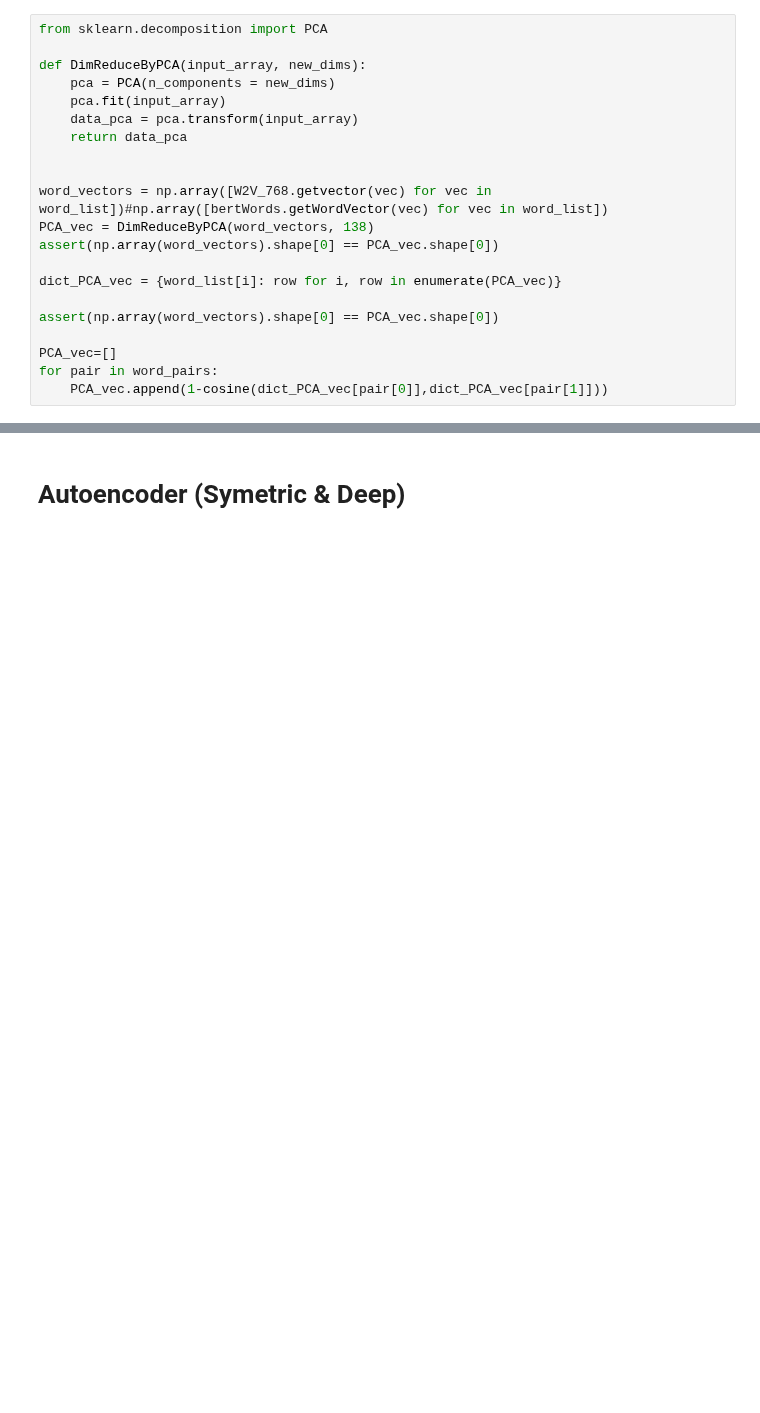
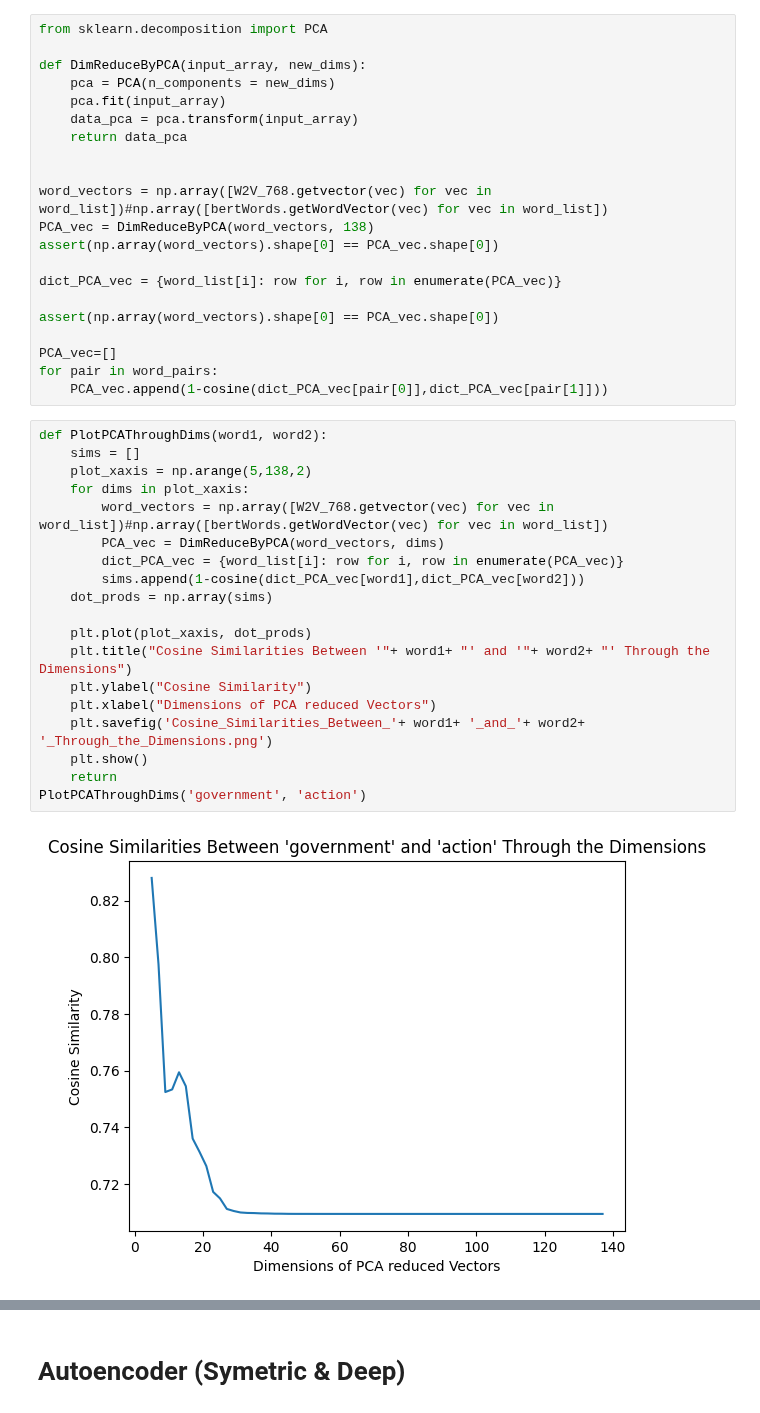
Before and after one commit to henry-dev-atkins/QNLP_MasterWork, a Jupyter notebook: ReadingWordData.ipynb, the cells around one changed output, grey strips where cells are left out. Drawn from its saved outputs; the diff is of its cells as text; blank space fills up the shorter version.

Commit message:
Added thresholds and PCA dimensionality tests

```diff
--- a/ReadingWordData.ipynb
+++ b/ReadingWordData.ipynb
@@ -196,3 +198,24 @@ assert(np.array(word_vectors).shape[0] == PCA_vec.shape[0])
 PCA_vec=[]
 for pair in word_pairs:
 	PCA_vec.append(1-cosine(dict_PCA_vec[pair[0]],dict_PCA_vec[pair[1]]))
+# %%
+def PlotPCAThroughDims(word1, word2):
+	sims = []
+	plot_xaxis = np.arange(5,138,2)
+	for dims in plot_xaxis:
+		word_vectors = np.array([W2V_768.getvector(vec) for vec in word_list])#np.array([bertWords.getWordVector(vec) for vec in word_list])
+		PCA_vec = DimReduceByPCA(word_vectors, dims)
+		dict_PCA_vec = {word_list[i]: row for i, row in enumerate(PCA_vec)}
+		sims.append(1-cosine(dict_PCA_vec[word1],dict_PCA_vec[word2]))
+	dot_prods = np.array(sims)
+
+	plt.plot(plot_xaxis, dot_prods)
+	plt.title("Cosine Similarities Between '"+ word1+ "' and '"+ word2+ "' Through the Dimensions")
+	plt.ylabel("Cosine Similarity")
+	plt.xlabel("Dimensions of PCA reduced Vectors")
+	plt.savefig('Cosine_Similarities_Between_'+ word1+ '_and_'+ word2+ '_Through_the_Dimensions.png')
+	plt.show()
+	return
+PlotPCAThroughDims('government', 'action')
+# %% [output]
+[figure, added]
```
Also changed, not shown: parts of 12 cells of this notebook, 8 other files.
